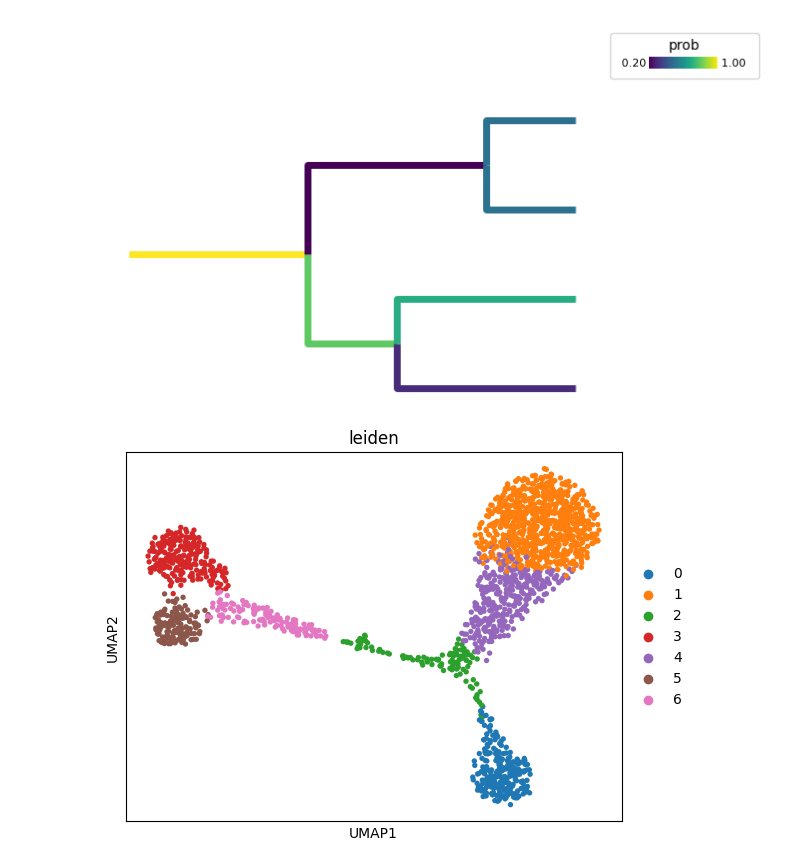
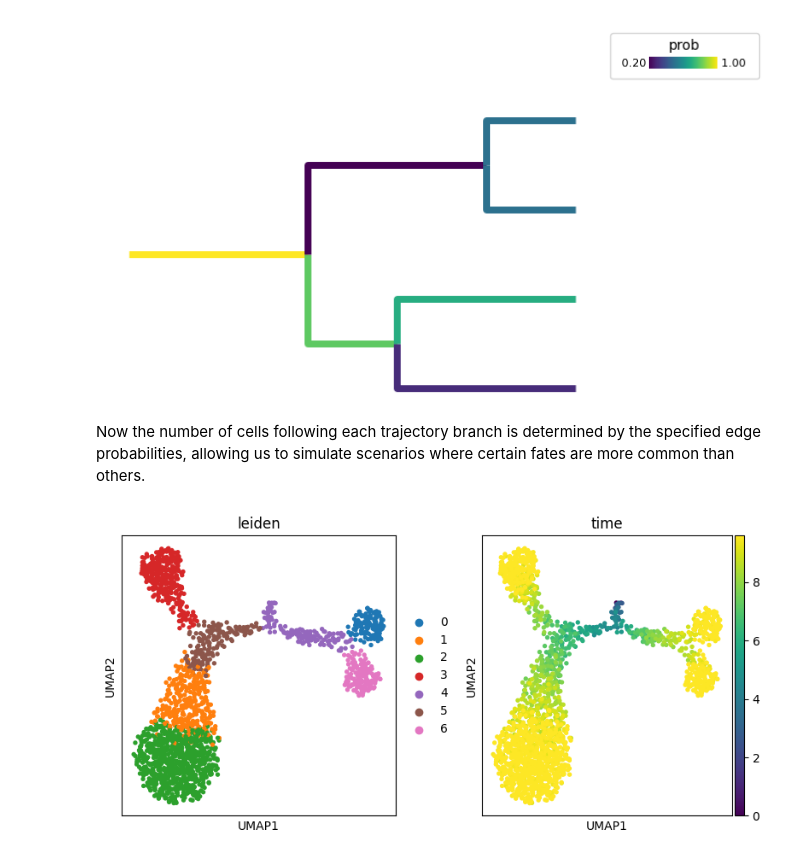
Before and after one commit to YosefLab/Cassiopeia, a Jupyter notebook: notebooks/expr_simulation.ipynb, the cells around one changed output. Drawn from its saved outputs; the diff is of its cells as text; code cells hidden in the pictures.

```diff
--- a/notebooks/expr_simulation.ipynb
+++ b/notebooks/expr_simulation.ipynb
@@ -83,13 +135,15 @@ py.pl.tree(custom_trajectory, branch_color="prob", depth_key="time", branch_line
 # %% [output]
 [figure]
+# %% [markdown]
+Now the number of cells following each trajectory branch is determined by the specified edge probabilities, allowing us to simulate scenarios where certain fates are more common than others.
 # %%
-trajectory_data = cas.sim.trajectory_expression(
-    tdata, custom_trajectory, random_seed=42, latent_noise=0.2, prob_key="prob"
-)
 sc.pp.pca(trajectory_data)
 sc.pp.neighbors(trajectory_data)
 sc.tl.umap(trajectory_data)
 sc.tl.leiden(trajectory_data, flavor="igraph")
-sc.pl.umap(trajectory_data, color="leiden")
+fig, axes = plt.subplots(1, 2, figsize=(8, 4))
+sc.pl.umap(trajectory_data, color="leiden", ax=axes[0], show=False)
+sc.pl.umap(trajectory_data, color="time", ax=axes[1], show=False)
+fig.tight_layout()
 # %% [output]
-[figure, old version]
+[figure, new version]
```
Also changed, not shown: parts of 21 cells of this notebook, 20 other files.
